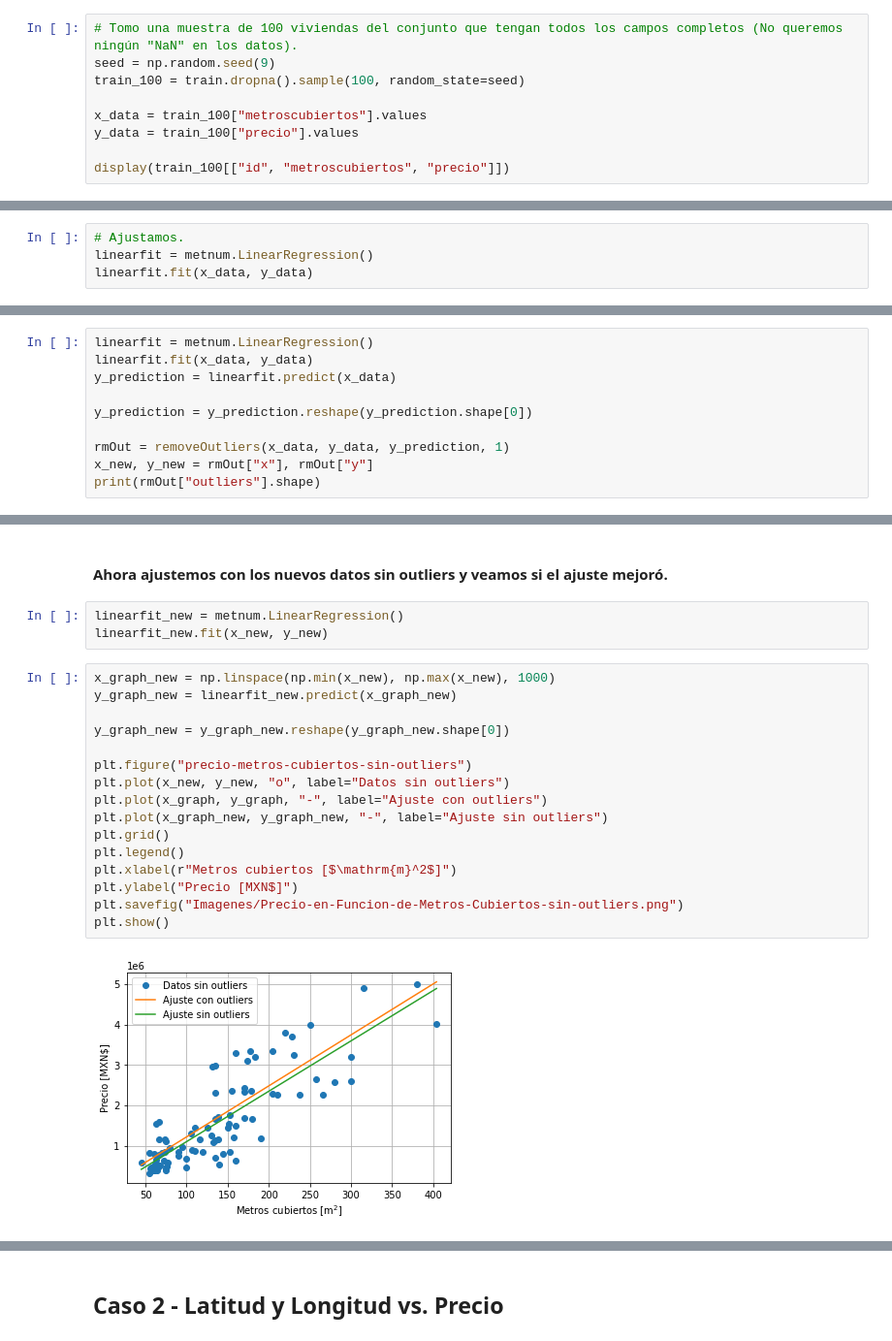
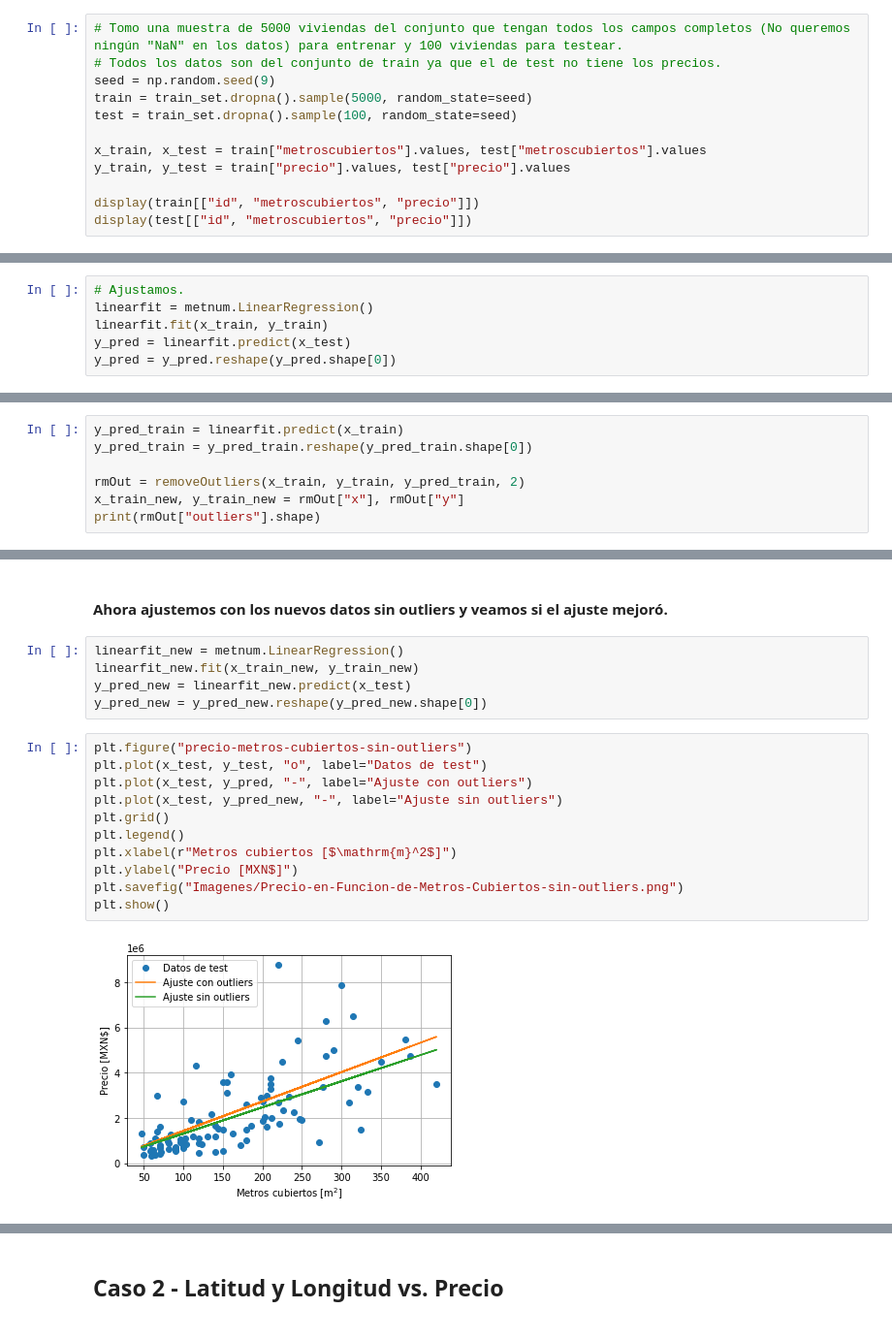
Before and after one commit to fyulita/metodos-tp3, a Jupyter notebook: notebooks/Notebook.ipynb, the cells around one changed output, grey strips where cells are left out. Shown at 97% size. Drawn from its saved outputs; the diff is of its cells as text.

```diff
--- a/notebooks/Notebook.ipynb
+++ b/notebooks/Notebook.ipynb
@@ -128,14 +131,17 @@ def KFoldCrossValidation(K, X, y):
 # %% [markdown]
 #### Consideremos como caso ajustar el precio en función del tamaño de la casa en metros para 100 casas del conjunto de datos.
 # %%
-# Tomo una muestra de 100 viviendas del conjunto que tengan todos los campos completos (No queremos ningún "NaN" en los datos).
+# Tomo una muestra de 5000 viviendas del conjunto que tengan todos los campos completos (No queremos ningún "NaN" en los datos) para entrenar y 100 viviendas para testear.
+# Todos los datos son del conjunto de train ya que el de test no tiene los precios.
 seed = np.random.seed(9)
-train_100 = train.dropna().sample(100, random_state=seed)
+train = train_set.dropna().sample(5000, random_state=seed)
+test = train_set.dropna().sample(100, random_state=seed)
 
-x_data = train_100["metroscubiertos"].values
-y_data = train_100["precio"].values
+x_train, x_test = train["metroscubiertos"].values, test["metroscubiertos"].values
+y_train, y_test = train["precio"].values, test["precio"].values
 
-display(train_100[["id", "metroscubiertos", "precio"]])
+display(train[["id", "metroscubiertos", "precio"]])
+display(test[["id", "metroscubiertos", "precio"]])
 # %% [output]
 |  | id | metroscubiertos | precio |
 | 131523 | 96870 | 76.0 | 480000.0 |
@@ -195,7 +214,9 @@ Name: precio, dtype: float64
 # %%
 # Ajustamos.
 linearfit = metnum.LinearRegression()
-linearfit.fit(x_data, y_data)
+linearfit.fit(x_train, y_train)
+y_pred = linearfit.predict(x_test)
+y_pred = y_pred.reshape(y_pred.shape[0])
 # %% [markdown]
 #### Ya hecho el ajuste hagamos un gráfico de los datos y del ajuste hallado para comprobar que el algoritmo funcionó correctamente.
 # %%
@@ -261,13 +294,10 @@ def removeOutliers(x, y_true, y_pred, n):
 
     return ans
 # %%
-linearfit = metnum.LinearRegression()
-linearfit.fit(x_data, y_data)
-y_prediction = linearfit.predict(x_data)
+y_pred_train = linearfit.predict(x_train)
+y_pred_train = y_pred_train.reshape(y_pred_train.shape[0])
 
-y_prediction = y_prediction.reshape(y_prediction.shape[0])
-
-rmOut = removeOutliers(x_data, y_data, y_prediction, 1)
-x_new, y_new = rmOut["x"], rmOut["y"]
+rmOut = removeOutliers(x_train, y_train, y_pred_train, 2)
+x_train_new, y_train_new = rmOut["x"], rmOut["y"]
 print(rmOut["outliers"].shape)
 # %% [output]
@@ -275,23 +305,20 @@ print(rmOut["outliers"].shape)
 # %% [markdown]
 #### Ahora ajustemos con los nuevos datos sin outliers y veamos si el ajuste mejoró.
-# %%
-linearfit_new = metnum.LinearRegression()
-linearfit_new.fit(x_new, y_new)
+# %%
+linearfit_new = metnum.LinearRegression()
+linearfit_new.fit(x_train_new, y_train_new)
+y_pred_new = linearfit_new.predict(x_test)
+y_pred_new = y_pred_new.reshape(y_pred_new.shape[0])
 # %%
-x_graph_new = np.linspace(np.min(x_new), np.max(x_new), 1000)
-y_graph_new = linearfit_new.predict(x_graph_new)
-
-y_graph_new = y_graph_new.reshape(y_graph_new.shape[0])
-
 plt.figure("precio-metros-cubiertos-sin-outliers")
-plt.plot(x_new, y_new, "o", label="Datos sin outliers")
-plt.plot(x_graph, y_graph, "-", label="Ajuste con outliers")
-plt.plot(x_graph_new, y_graph_new, "-", label="Ajuste sin outliers")
+plt.plot(x_test, y_test, "o", label="Datos de test")
+plt.plot(x_test, y_pred, "-", label="Ajuste con outliers")
+plt.plot(x_test, y_pred_new, "-", label="Ajuste sin outliers")
 plt.grid()
 plt.legend()
 plt.xlabel(r"Metros cubiertos [$\mathrm{m}^2$]")
 plt.ylabel("Precio [MXN$]")
 plt.savefig("Imagenes/Precio-en-Funcion-de-Metros-Cubiertos-sin-outliers.png")
 plt.show()
 # %% [output]
-[figure, old version]
+[figure, new version]
```
Also changed, not shown: parts of 58 cells of this notebook, 13 other files.
